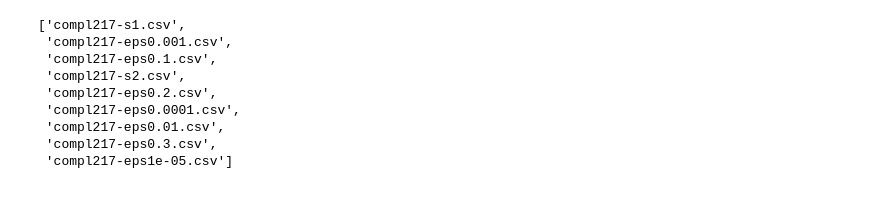
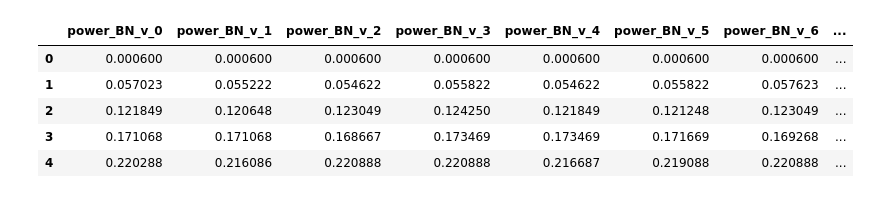
Before and after one commit to Niccolo-Rocchi/BN-Privacy, a Jupyter notebook: Plot_results.ipynb, the cells around one changed output. Cells and saved outputs as stored; diff of their text form; code cells hidden in the pictures.

```diff
--- a/Plot_results.ipynb
+++ b/Plot_results.ipynb
@@ -6,15 +6,19 @@ from sklearn.metrics import auc
 # %%
 # Import results
 path = "./results"
 results = os.listdir(path)
-results
+
+# Choose which to plot
+r_path = f"{path}/compl71-ESS1.csv"
+r = pd.read_csv(r_path).drop("Unnamed: 0", axis=1)
+
+n_bns = r.shape[1] - 3
+r_bns = r.iloc[:,-n_bns:]
+r_bns.head()
 # %% [output]
-['compl217-s1.csv',
- 'compl217-eps0.001.csv',
- 'compl217-eps0.1.csv',
- 'compl217-s2.csv',
- 'compl217-eps0.2.csv',
- 'compl217-eps0.0001.csv',
- 'compl217-eps0.01.csv',
- 'compl217-eps0.3.csv',
- 'compl217-eps1e-05.csv']
+|  | power_BN_v_0 | power_BN_v_1 | power_BN_v_2 | power_BN_v_3 | power_BN_v_4 | power_BN_v_5 | power_BN_v_6 | ... |
+| 0 | 0.000600 | 0.000600 | 0.000600 | 0.000600 | 0.000600 | 0.000600 | 0.000600 | ... |
+| 1 | 0.057023 | 0.055222 | 0.054622 | 0.055822 | 0.054622 | 0.055822 | 0.057623 | ... |
+| 2 | 0.121849 | 0.120648 | 0.123049 | 0.124250 | 0.121849 | 0.121248 | 0.123049 | ... |
+| 3 | 0.171068 | 0.171068 | 0.168667 | 0.173469 | 0.173469 | 0.171669 | 0.169268 | ... |
+| 4 | 0.220288 | 0.216086 | 0.220888 | 0.220888 | 0.216687 | 0.219088 | 0.220888 | ... |
```
Also changed, not shown: parts of 4 cells of this notebook, 1 other file.
